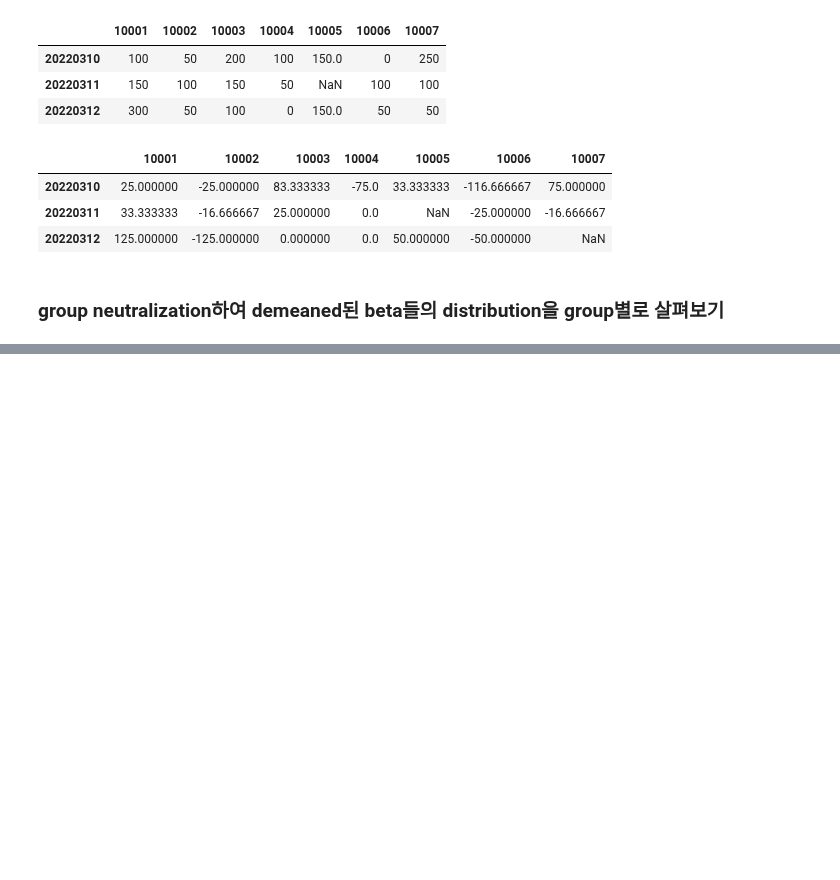
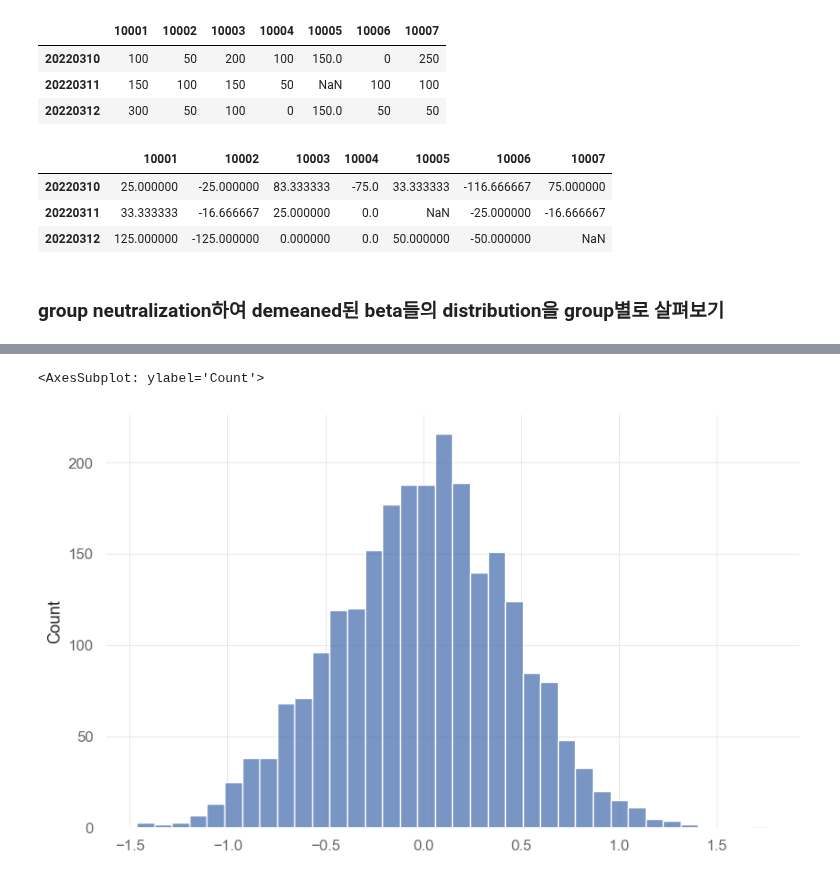
Before and after one commit to jaepil-choi/korquanttools, a Jupyter notebook: notebooks/factor_research.ipynb, the cells around one changed output, grey strips where cells are left out. Cells and saved outputs as stored; diff of their text form; code cells hidden in the pictures; blank space fills up the shorter version.

```diff
--- a/notebooks/factor_research.ipynb
+++ b/notebooks/factor_research.ipynb
@@ -1096,0 +1155,7 @@ group_neutralize(gdf, sdf)
+# %%
+demeaned_SMB_betas = multi_group_neutral(grouping_vector, SMB_betas)
+# %%
+sns.histplot(demeaned_SMB_betas)
+# %% [output]
+<AxesSubplot: ylabel='Count'>
+[figure, added]
```
Also changed, not shown: parts of 9 cells of this notebook.
